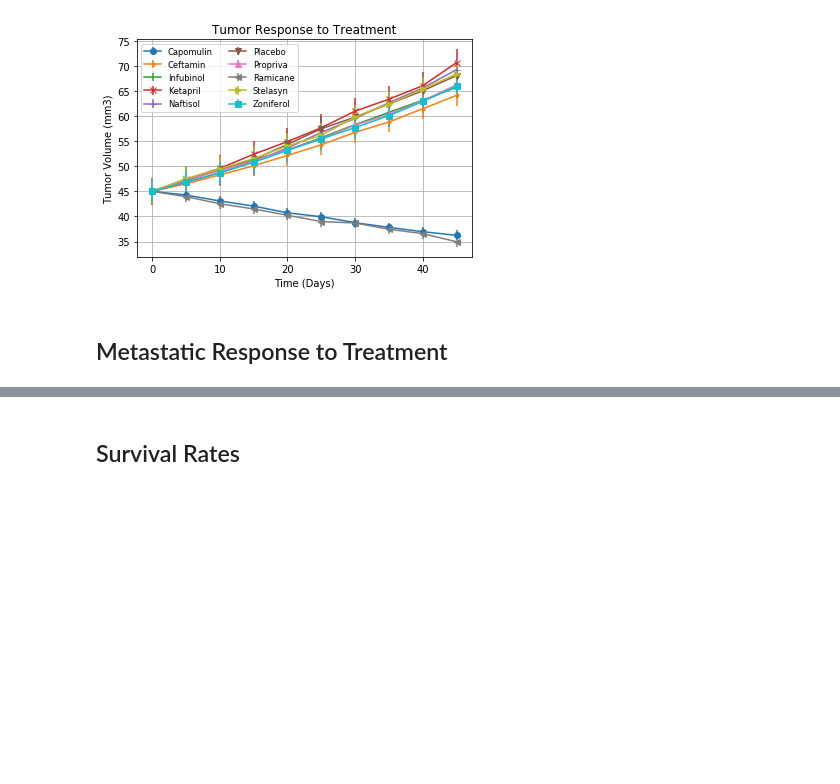
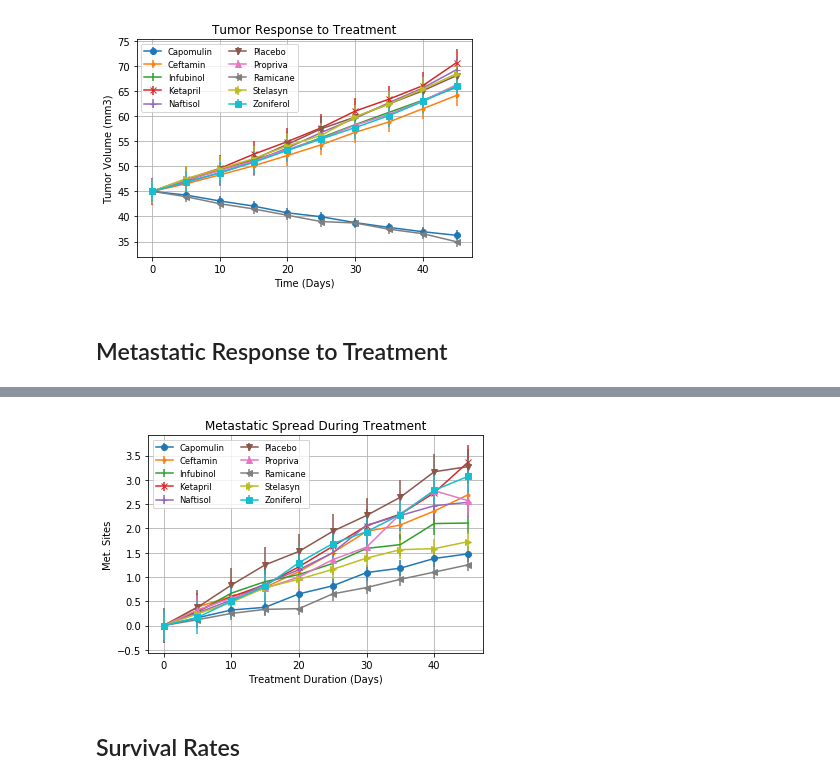
Before and after one commit to mdsmith577/Matplotlib_Homework, a Jupyter notebook: pymaceuticals.ipynb, the cells around one changed output, grey strips where cells are left out. Drawn from its saved outputs; the diff is of its cells as text; code cells hidden in the pictures; blank space fills up the shorter version.

Commit message:
repeated the preivous and created charts for the Metastatic part

```diff
--- a/pymaceuticals.ipynb
+++ b/pymaceuticals.ipynb
@@ -219,3 +240,49 @@ plt.show()
+# %%
+num_timepoints_meta = index_reset_mean_meta_drug_time.index
+
+
+count_of_drugs_meta = len(index_reset_mean_meta_drug_time.columns)
+
+
+times_meta = [meta_time for meta_time in num_timepoints_meta]
+meta_per_drug = [index_reset_mean_meta_drug_time.iloc[:, i]
+           for i in range(0, count_of_drugs_meta)]
+
+
+# Iterable lines, just replace 0 with "i"
+def drug_iterated_meta(i):
+    return meta_per_drug[i].name[1]
+
+def vol_iterated_meta(i):
+    return meta_per_drug[i]
+# %%
+x_limit = num_timepoints_meta[-1] + 5
+x_axis = np.arange(0, x_limit, 5)
+# %%
+# Generate the Plot (with Error Bars)
+fig, ax = plt.subplots()
+marker_options = ['o', '.', ',', 'x', '+', 'v', '^', '<', '>', 's', 'd']
+
+for y in range(0, count_of_drugs_meta):
+    ax.errorbar(x_axis, vol_iterated_meta(y), alpha=1, yerr=stats.sem(vol_iterated_meta(y)), fmt = marker_options[y] + "-", label=f"{drug_iterated_meta(y)}")
+    ax.legend()
+
+
+
+ax.set_title("Metastatic Spread During Treatment")
+ax.set_xlabel("Treatment Duration (Days)")
+ax.set_ylabel("Met. Sites")
+
+ax.legend(loc="best", fontsize="small", fancybox=True, ncol=2)
+plt.grid()
+
+# Save the Figure
+plt.savefig("Metastatic_Spread_During_Treatment.png")
+
+# Show plot
+plt.show()
+# %% [output]
+[figure, added]
 # %% [markdown]
 ## Survival Rates
 # %%
```
Also changed, not shown: parts of 14 cells of this notebook.
